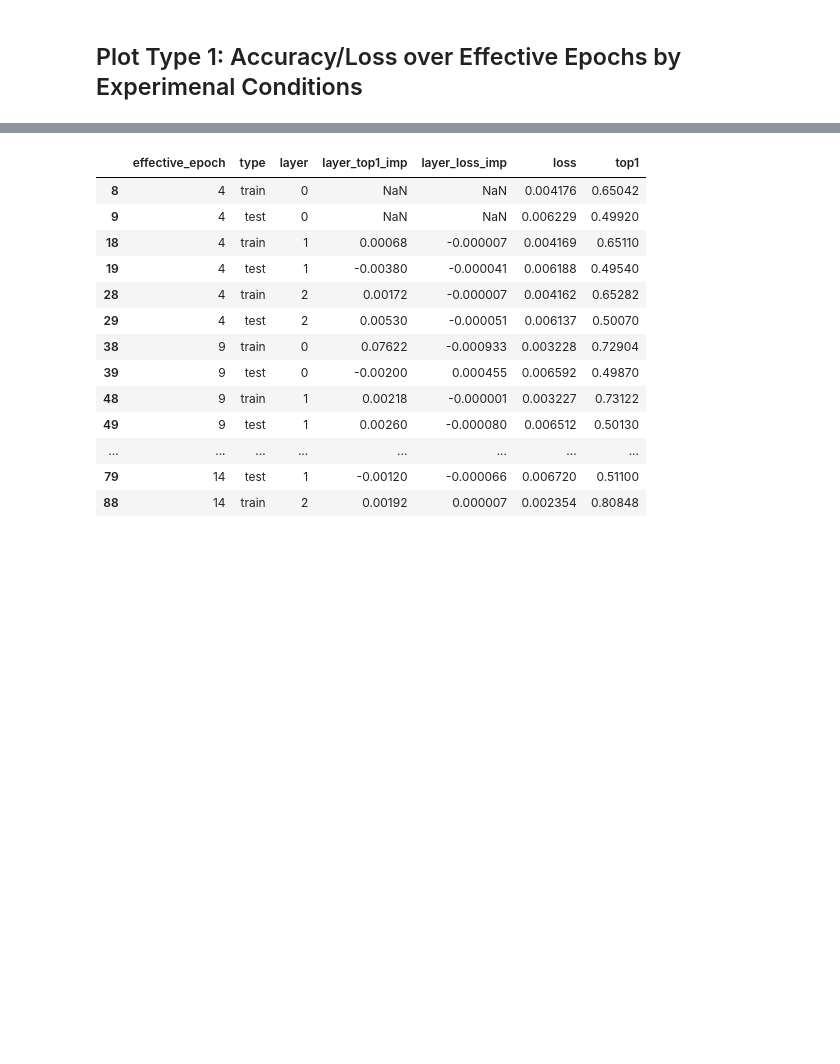
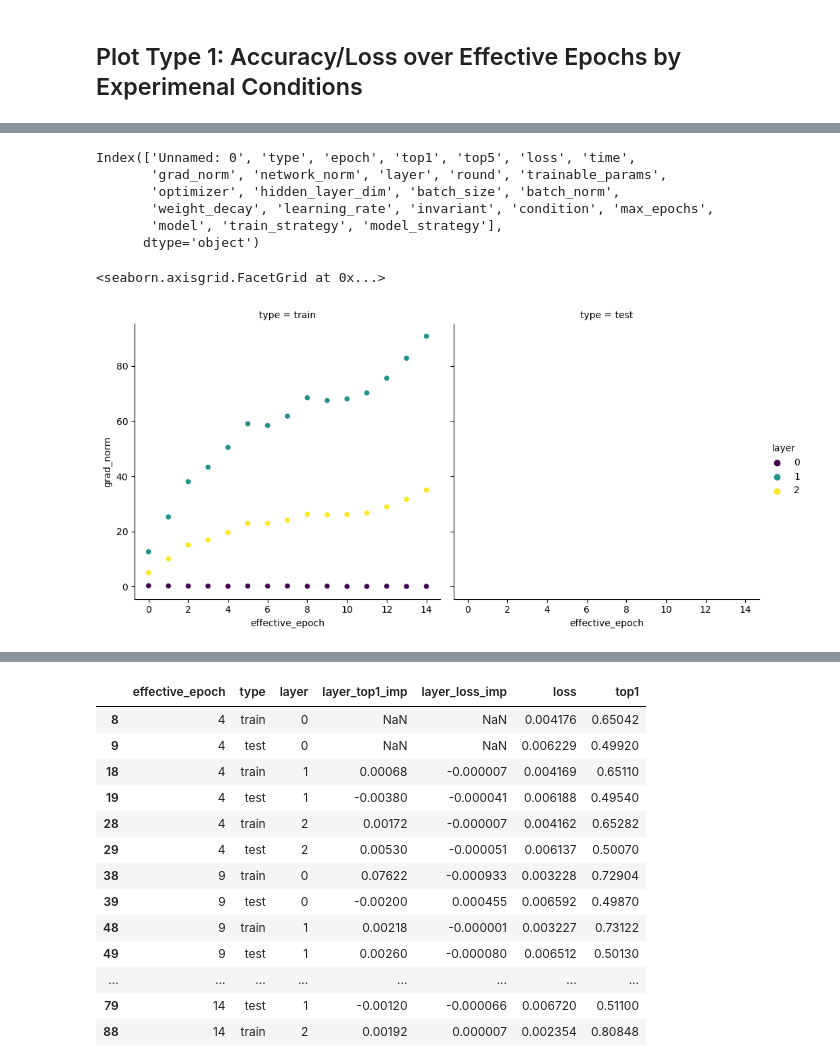
Before and after one commit to ehansen247/layerwise-nn-optimization, a Jupyter notebook: AnalyzeResults.ipynb, the cells around one changed output, grey strips where cells are left out. Saved outputs shown, nothing was run; the diff lists cells and outputs as text; code cells hidden in the pictures; blank space fills up the shorter version.

```diff
--- a/AnalyzeResults.ipynb
+++ b/AnalyzeResults.ipynb
@@ -133,0 +232,21 @@ compare_bp_df = pd.concat([mlp_c1_layerwise_df[mlp_c1_layerwise_df['layer'] == 2
+# %%
+norm_df = read_results_df('2022-12-11-18-11_MLP_layerwise')
+# %% [output]
+Index(['Unnamed: 0', 'type', 'epoch', 'top1', 'top5', 'loss', 'time',
+       'grad_norm', 'network_norm', 'layer', 'round', 'trainable_params',
+       'optimizer', 'hidden_layer_dim', 'batch_size', 'batch_norm',
+       'weight_decay', 'learning_rate', 'invariant', 'condition', 'max_epochs',
+       'model', 'train_strategy', 'model_strategy'],
+      dtype='object')
+# %%
+sns.relplot(
+    data=norm_df,
+    x='effective_epoch',
+    y='grad_norm',
+    col='type',
+    hue='layer',
+    palette='viridis'
+)
+# %% [output]
+<seaborn.axisgrid.FacetGrid at 0x...>
+[figure, added]
```
Also changed, not shown: parts of 20 cells of this notebook, 6 other files.
